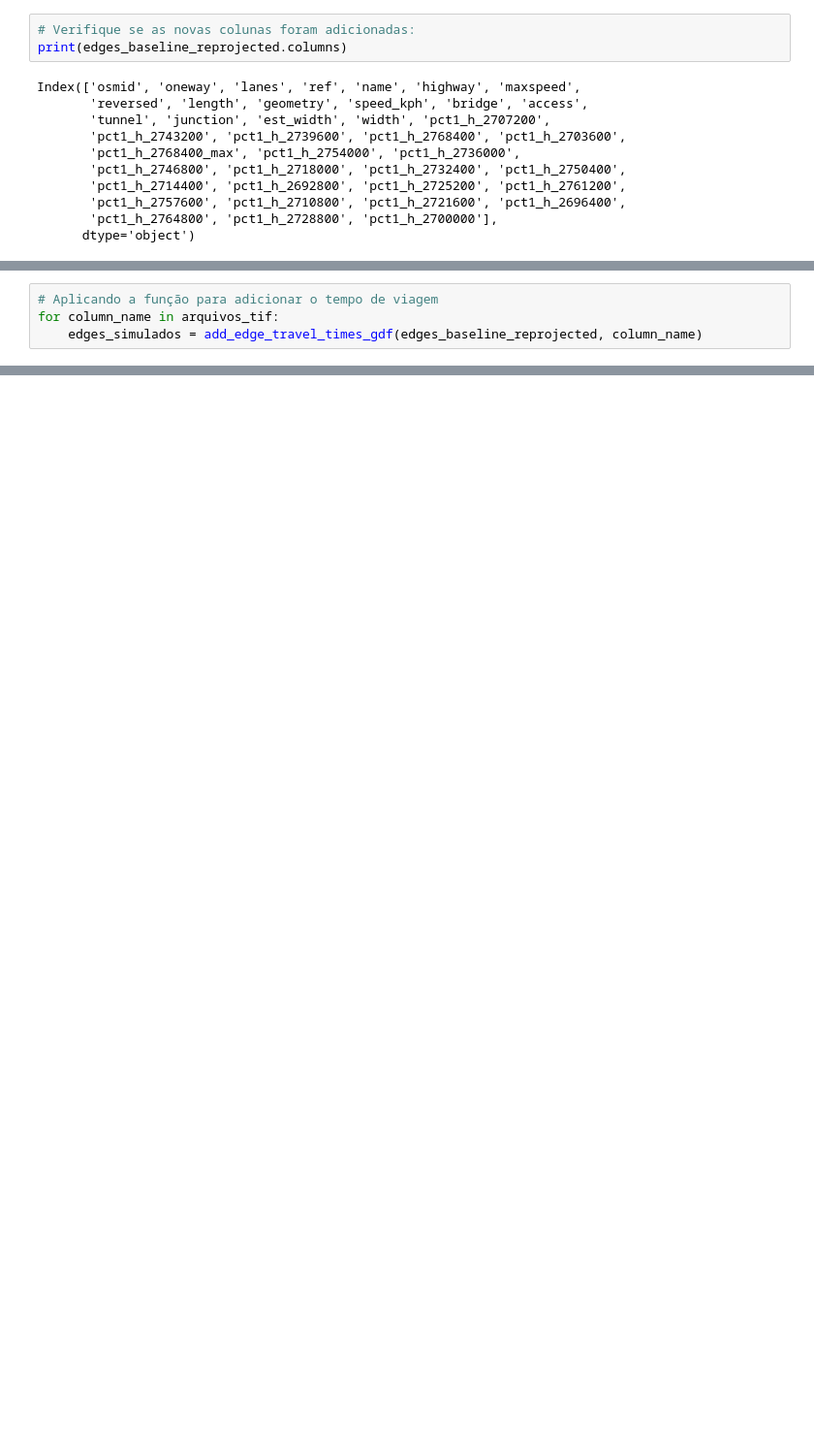
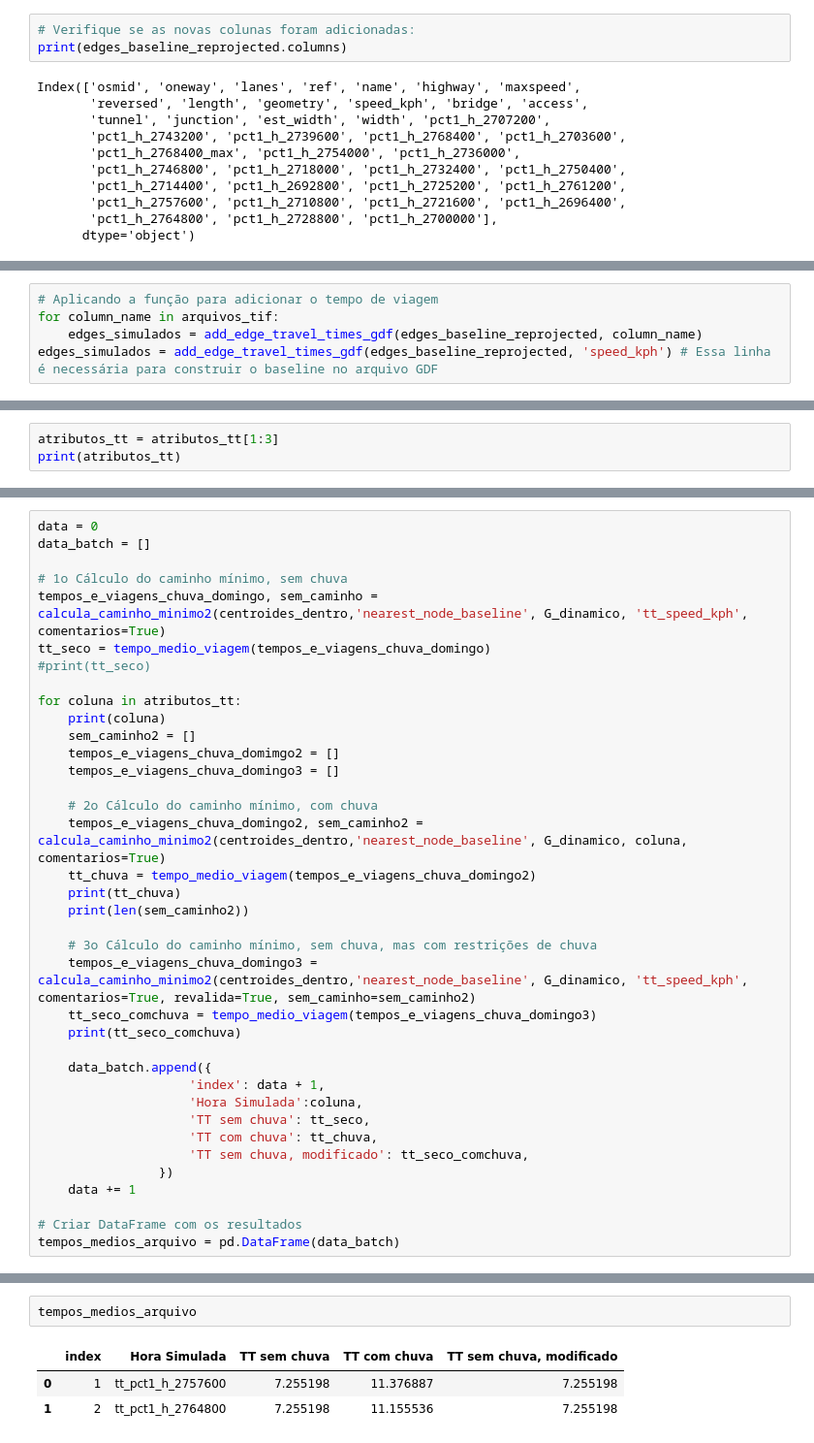
Before and after one commit to marcelof314/SP_urban_flooding, a Jupyter notebook: 02 OD Matrix and travel time.ipynb, the cells around one changed output, grey strips where cells are left out. Shown at 97% size. Saved outputs shown, nothing was run; the diff lists cells and outputs as text; blank space fills up the shorter version.

```diff
--- a/02 OD Matrix and travel time.ipynb
+++ b/02 OD Matrix and travel time.ipynb
@@ -996,4 +978,5 @@ def add_edge_travel_times_gdf(gdf, referencia):
 # Aplicando a função para adicionar o tempo de viagem
 for column_name in arquivos_tif:
     edges_simulados = add_edge_travel_times_gdf(edges_baseline_reprojected, column_name)
+edges_simulados = add_edge_travel_times_gdf(edges_baseline_reprojected, 'speed_kph') # Essa linha é necessária para construir o baseline no arquivo GDF
 # %% [output]
@@ -1000,0 +1162,3 @@ NameError: name 'arquivos_tif' is not defined
+# %%
+atributos_tt = atributos_tt[1:3]
+print(atributos_tt)
@@ -1000,0 +1167,37 @@ NameError: name 'arquivos_tif' is not defined
+# %%
+data = 0
+data_batch = []
+
+# 1o Cálculo do caminho mínimo, sem chuva
+tempos_e_viagens_chuva_domingo, sem_caminho = calcula_caminho_minimo2(centroides_dentro,'nearest_node_baseline', G_dinamico, 'tt_speed_kph', comentarios=True)
+tt_seco = tempo_medio_viagem(tempos_e_viagens_chuva_domingo)
+#print(tt_seco)
+
+for coluna in atributos_tt:
+    print(coluna)
+    sem_caminho2 = []
+    tempos_e_viagens_chuva_domimgo2 = []
+    tempos_e_viagens_chuva_domingo3 = []
+
+    # 2o Cálculo do caminho mínimo, com chuva
+    tempos_e_viagens_chuva_domingo2, sem_caminho2 = calcula_caminho_minimo2(centroides_dentro,'nearest_node_baseline', G_dinamico, coluna, comentarios=True)
+    tt_chuva = tempo_medio_viagem(tempos_e_viagens_chuva_domingo2)
+    print(tt_chuva)
+    print(len(sem_caminho2))
+
+    # 3o Cálculo do caminho mínimo, sem chuva, mas com restrições de chuva
+    tempos_e_viagens_chuva_domingo3 = calcula_caminho_minimo2(centroides_dentro,'nearest_node_baseline', G_dinamico, 'tt_speed_kph', comentarios=True, revalida=True, sem_caminho=sem_caminho2)
+    tt_seco_comchuva = tempo_medio_viagem(tempos_e_viagens_chuva_domingo3)
+    print(tt_seco_comchuva)
+
+    data_batch.append({
+                    'index': data + 1,
+                    'Hora Simulada':coluna,
+                    'TT sem chuva': tt_seco,
+                    'TT com chuva': tt_chuva,
+                    'TT sem chuva, modificado': tt_seco_comchuva,
+                })
+    data += 1
+
+# Criar DataFrame com os resultados
+tempos_medios_arquivo = pd.DataFrame(data_batch)
@@ -1000,0 +1225,6 @@ NameError: name 'arquivos_tif' is not defined
+# %%
+tempos_medios_arquivo
+# %% [output]
+|  | index | Hora Simulada | TT sem chuva | TT com chuva | TT sem chuva, modificado |
+| 0 | 1 | tt_pct1_h_2757600 | 7.255198 | 11.376887 | 7.255198 |
+| 1 | 2 | tt_pct1_h_2764800 | 7.255198 | 11.155536 | 7.255198 |
```
Also changed, not shown: parts of 20 cells of this notebook, 1 other file.
